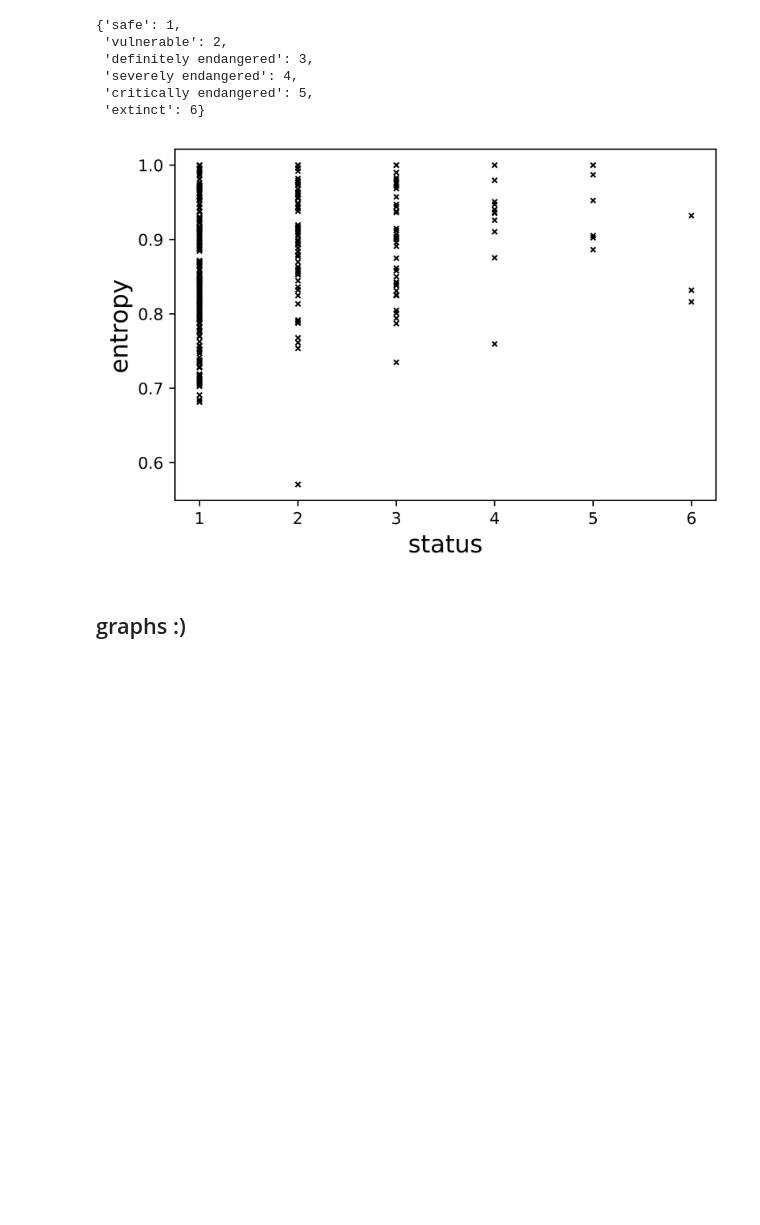
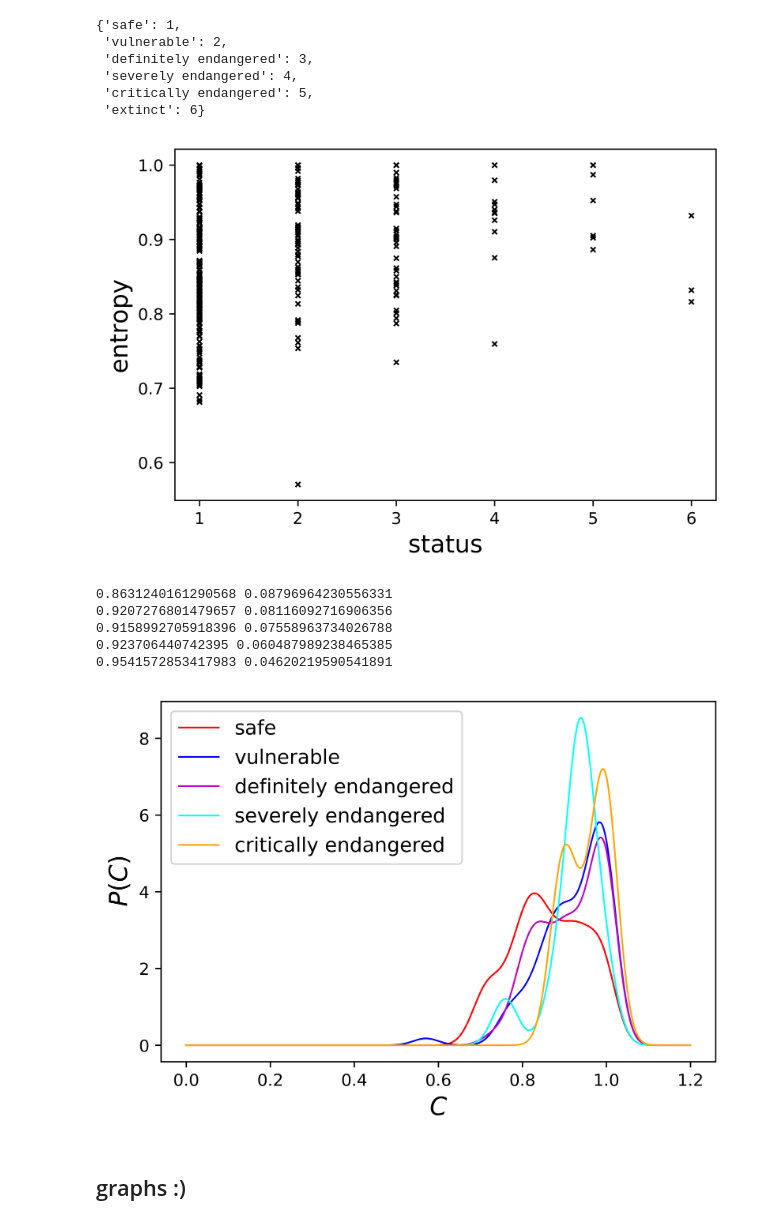
Before and after one commit to javiervz/laplacian-obsolescence, a Jupyter notebook: laplacian_obsolescence.ipynb, the cells around one changed output. Saved outputs shown, nothing was run; the diff lists cells and outputs as text; code cells hidden in the pictures; blank space fills up the shorter version.

```diff
--- a/laplacian_obsolescence.ipynb
+++ b/laplacian_obsolescence.ipynb
@@ -307,3 +312,80 @@ plt.show()
+# %%
+prediction = {}
+
+fig, ax = plt.subplots(dpi=800)
+
+status_inv = {v: k for k, v in status.items()}
+
+H=status_energy[1]
+data = np.array(H)
+print(np.mean(data),np.std(data))
+#plt.hist(data, bins='doane', cumulative=False, alpha=0.75,histtype='step',stacked=False,density=True,
+#        zorder=5, edgecolor='r')
+kde = sm.nonparametric.KDEUnivariate(data)
+kde.fit(bw=0.03) # Estimate the densities
+X=np.linspace(0, 1.2, num=1000)
+prediction[1]=[kde.evaluate(x) for x in X]
+ax.plot(X, [kde.evaluate(x) for x in X], '-', lw=1, color='r', zorder=10,label=status_inv[1])
+
+H=status_energy[2]
+data = np.array(H)
+print(np.mean(data),np.std(data))
+#plt.hist(data, bins='doane', cumulative=False, alpha=0.75,histtype='step',stacked=False,density=True,
+#        zorder=5, edgecolor='b')
+kde = sm.nonparametric.KDEUnivariate(data)
+kde.fit(bw=0.03) # Estimate the densities
+X=np.linspace(0, 1.2, num=1000)
+prediction[2]=[kde.evaluate(x) for x in X]
+ax.plot(X, [kde.evaluate(x) for x in X], '-', lw=1, color='b', zorder=10,label=status_inv[2])
+
+H=status_energy[3]
+data = np.array(H)
+print(np.mean(data),np.std(data))
+#plt.hist(data, bins='doane', cumulative=False, alpha=0.75,histtype='step',stacked=False,density=True,
+#        zorder=5, edgecolor='m')
+kde = sm.nonparametric.KDEUnivariate(data)
+kde.fit(bw=0.03) # Estimate the densities
+X=np.linspace(0, 1.2, num=1000)
+prediction[3]=[kde.evaluate(x) for x in X]
+ax.plot(X, [kde.evaluate(x) for x in X], '-', lw=1, color='m', zorder=10,label=status_inv[3])
+
+H=status_energy[4]
+data = np.array(H)
+print(np.mean(data),np.std(data))
+#plt.hist(data, bins='doane', cumulative=False, alpha=0.75,histtype='step',stacked=False,density=True,
+#        zorder=5, edgecolor='cyan')
+kde = sm.nonparametric.KDEUnivariate(data)
+kde.fit(bw=0.03) # Estimate the densities
+X=np.linspace(0, 1.2, num=1000)
+prediction[4]=[kde.evaluate(x) for x in X]
+ax.plot(X, [kde.evaluate(x) for x in X], '-', lw=1, color='cyan', zorder=10,label=status_inv[4])
+
+H=status_energy[5]
+data = np.array(H)
+print(np.mean(data),np.std(data))
+#plt.hist(data, bins='doane', cumulative=False, alpha=0.75,histtype='step',stacked=False,density=True,
+#        zorder=5, edgecolor='cyan')
+kde = sm.nonparametric.KDEUnivariate(data)
+kde.fit(bw=0.03) # Estimate the densities
+X=np.linspace(0, 1.2, num=1000)
+prediction[5]=[kde.evaluate(x) for x in X]
+ax.plot(X, [kde.evaluate(x) for x in X], '-', lw=1, color='orange', zorder=10,label=status_inv[5])
+
+plt.legend(loc='upper left',fontsize=12)
+#plt.xlim([0., 2])
+#plt.ylim([0., 3])
+plt.xlabel(r'$C$',fontsize=15)
+plt.ylabel(r'$P(C)$',fontsize=15)
+plt.rcParams.update({'font.size': 10})
+plt.savefig('status_entropy.jpg', format='jpg', transparent=True, bbox_inches='tight',dpi=800)
+plt.show()
+# %% [output]
+0.8631240161290568 0.08796964230556331
+0.9207276801479657 0.08116092716906356
+0.9158992705918396 0.07558963734026788
+0.923706440742395 0.060487989238465385
+0.9541572853417983 0.04620219590541891
+[figure, added]
 # %% [markdown]
 ## graphs :)
 # %%
```
Also changed, not shown: parts of 5 cells of this notebook, 2 other files.
